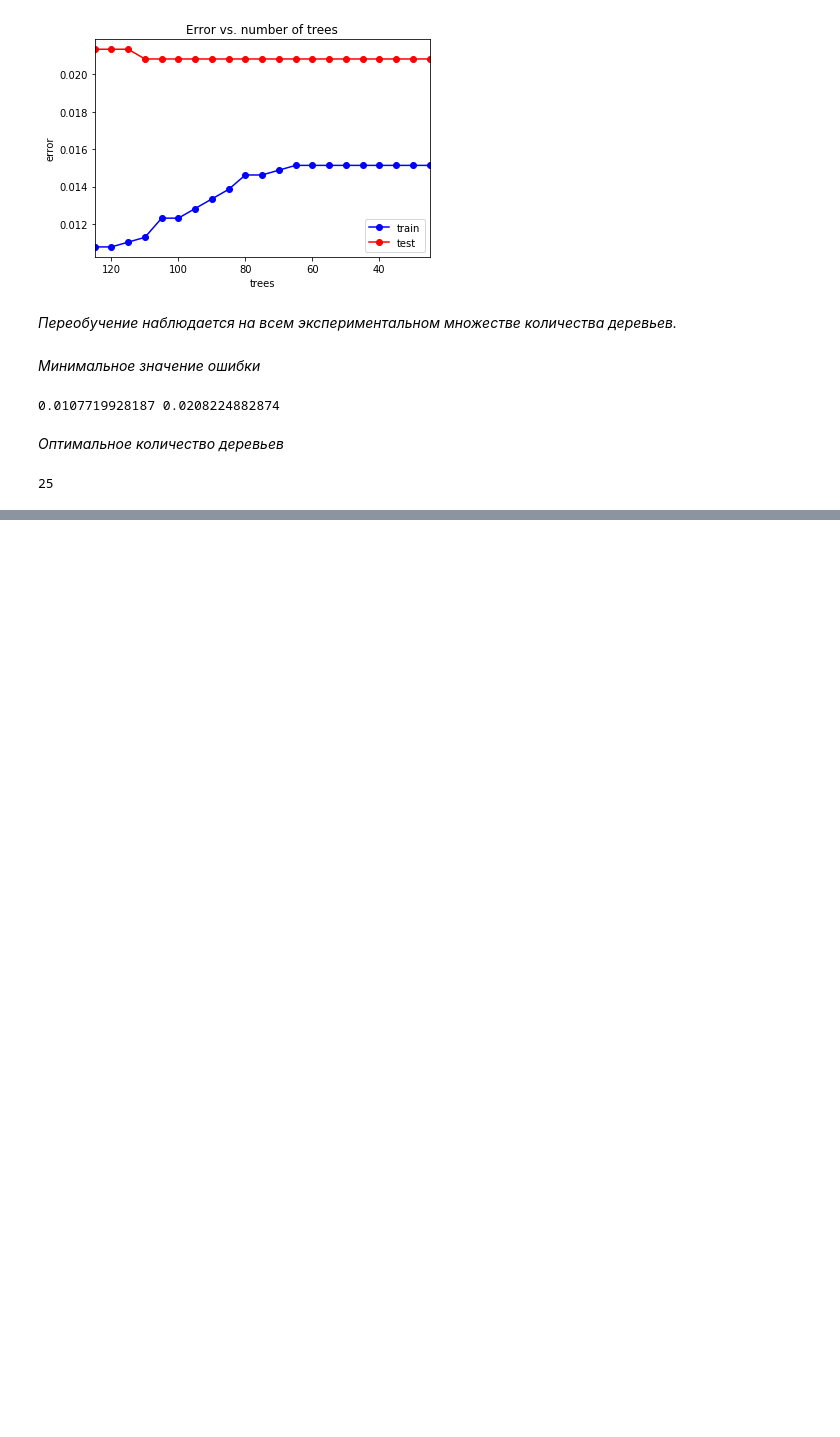
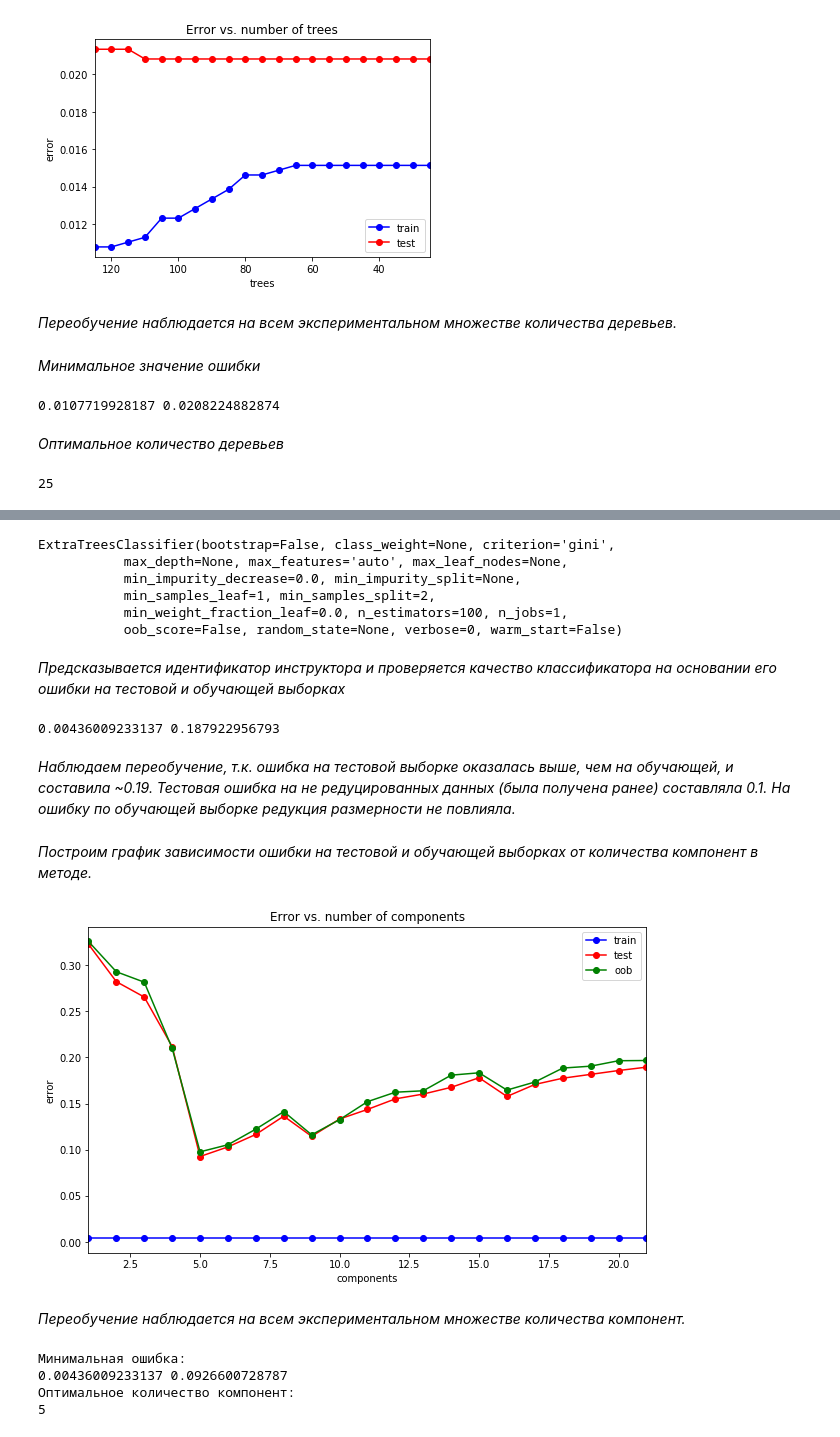
Before and after one commit to ochekodaev/ML_Homework, a Jupyter notebook: ML_H1_Chekodaev.ipynb, the cells around one changed output, grey strips where cells are left out. Drawn from its saved outputs; the diff is of its cells as text; code cells hidden in the pictures; blank space fills up the shorter version.

```diff
--- a/ML_H1_Chekodaev.ipynb
+++ b/ML_H1_Chekodaev.ipynb
@@ -1071,0 +1083,5 @@ print(trees_opt)
+# %%
+from sklearn.decomposition import PCA
+pca = PCA(n_components = 22)
+X_pca = pca.fit_transform(X)
+X_pca.shape
@@ -1071,0 +1092,2 @@ print(trees_opt)
+# %%
+X_train, X_test, y_train, y_test = train_test_split(X_pca, y, test_size = 0.33, random_state = 24)
@@ -1071,0 +1096,64 @@ print(trees_opt)
+# %%
+ert = ensemble.ExtraTreesClassifier(n_estimators = 100)
+ert.fit(X_train, y_train)
+# %% [output]
+ExtraTreesClassifier(bootstrap=False, class_weight=None, criterion='gini',
+           max_depth=None, max_features='auto', max_leaf_nodes=None,
+           min_impurity_decrease=0.0, min_impurity_split=None,
+           min_samples_leaf=1, min_samples_split=2,
+           min_weight_fraction_leaf=0.0, n_estimators=100, n_jobs=1,
+           oob_score=False, random_state=None, verbose=0, warm_start=False)
+# %% [markdown]
+_Предсказывается идентификатор инструктора и проверяется качество классификатора на основании его ошибки на тестовой и обучающей выборках_
+# %%
+err_train = np.mean(y_train != ert.predict(X_train))
+err_test  = np.mean(y_test  != ert.predict(X_test))
+
+print(err_train, err_test)
+# %% [output]
+0.00436009233137 0.187922956793
+# %% [markdown]
+_Наблюдаем переобучение, т.к. ошибка на тестовой выборке оказалась выше, чем на обучающей, и составила ~0.19. Тестовая ошибка на не редуцированных данных (была получена ранее) составляла 0.1. На ошибку по обучающей выборке редукция размерности не повлияла._
+# %% [markdown]
+_Построим график зависимости ошибки на тестовой и обучающей выборках от количества компонент в методе._
+# %%
+components_arr = np.arange(1, 22, 1)
+test_err = []
+train_err = []
+oob_err = []
+for components in components_arr:
+    pca = PCA(n_components = components)
+    X_pca = pca.fit_transform(X)
+    X_train, X_test, y_train, y_test = train_test_split(X_pca, y, test_size = 0.33, random_state = 24)
+
+    ert = ensemble.ExtraTreesClassifier(n_estimators = 100, bootstrap = True, oob_score = True)
+    ert.fit(X_train, y_train)
+
+    train_err.append(np.mean(y_train != ert.predict(X_train)))
+    test_err.append(np.mean(y_test  != ert.predict(X_test)))
+    oob_err.append(1 - ert.oob_score_)
+
+plt.figure(figsize = (10, 6))
+plt.plot(components_arr, train_err, 'b-o', label = 'train')
+plt.plot(components_arr, test_err, 'r-o', label = 'test')
+plt.plot(components_arr, oob_err, 'g-o', label = 'oob')
+plt.xlim([np.min(components_arr), np.max(components_arr)])
+plt.title('Error vs. number of components')
+plt.xlabel('components')
+plt.ylabel('error')
+plt.legend()
+pass
+# %% [output]
+[figure, added]
+# %% [markdown]
+_Переобучение наблюдается на всем экспериментальном множестве количества компонент._
+# %%
+print("Минимальная ошибка:")
+print(np.min(train_err), np.min(test_err))
+print("Оптимальное количество компонент:")
+print(components_arr[test_err == np.min(test_err)][0])
+# %% [output]
+Минимальная ошибка:
+0.00436009233137 0.0926600728787
+Оптимальное количество компонент:
+5
```
Also changed, not shown: parts of 14 cells of this notebook.
